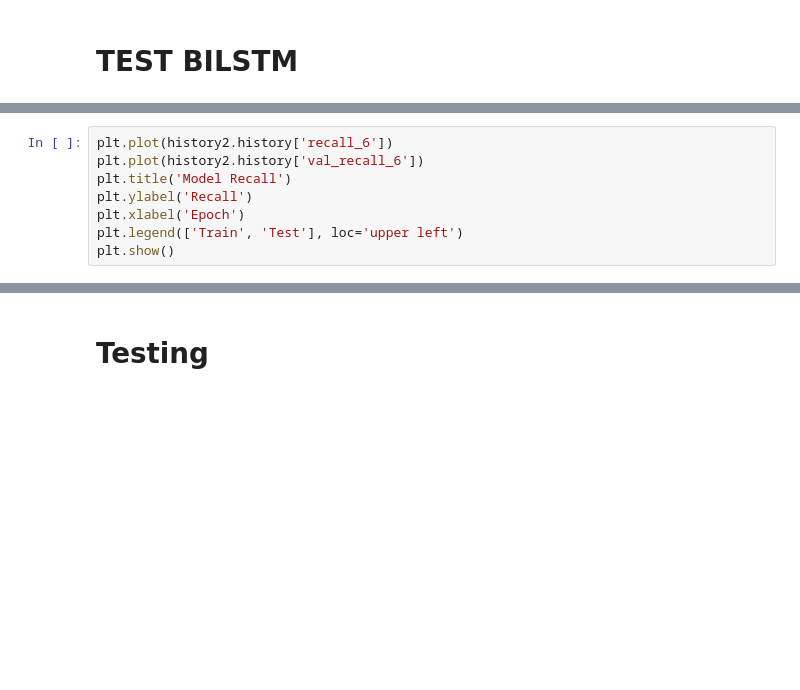
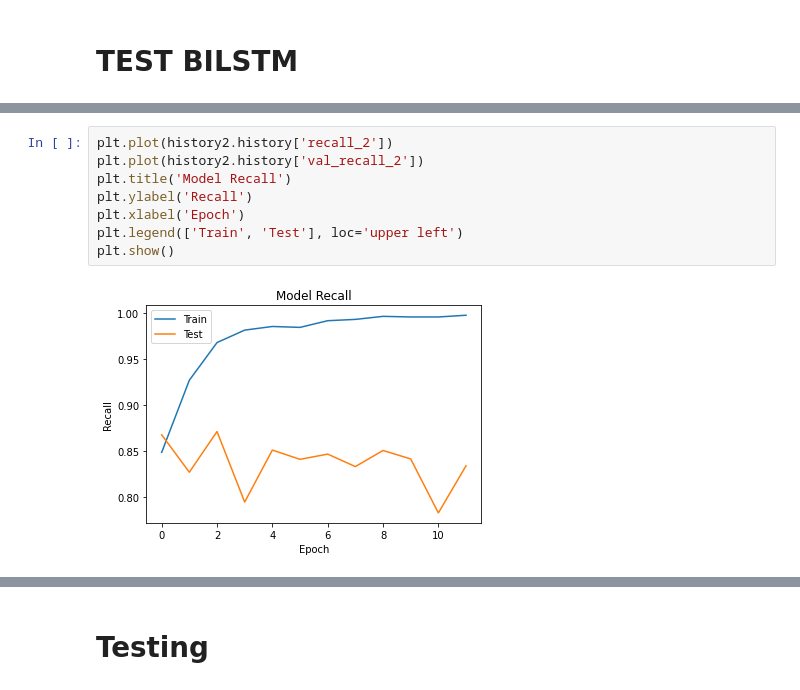
Before and after one commit to ichrafmoula/Sentiment-analysis-with-LSTM, a Jupyter notebook: sentiment_analysis_imdb_lstm.ipynb, the cells around one changed output, grey strips where cells are left out. Drawn from its saved outputs; the diff is of its cells as text; blank space fills up the shorter version.

```diff
--- a/sentiment_analysis_imdb_lstm.ipynb
+++ b/sentiment_analysis_imdb_lstm.ipynb
@@ -271,9 +468,11 @@ plt.show()
 # %%
-plt.plot(history2.history['recall_6'])
-plt.plot(history2.history['val_recall_6'])
+plt.plot(history2.history['recall_2'])
+plt.plot(history2.history['val_recall_2'])
 plt.title('Model Recall')
 plt.ylabel('Recall')
 plt.xlabel('Epoch')
 plt.legend(['Train', 'Test'], loc='upper left')
 plt.show()
+# %% [output]
+[figure, added]
 # %%
```
Also changed, not shown: parts of 27 cells of this notebook.
